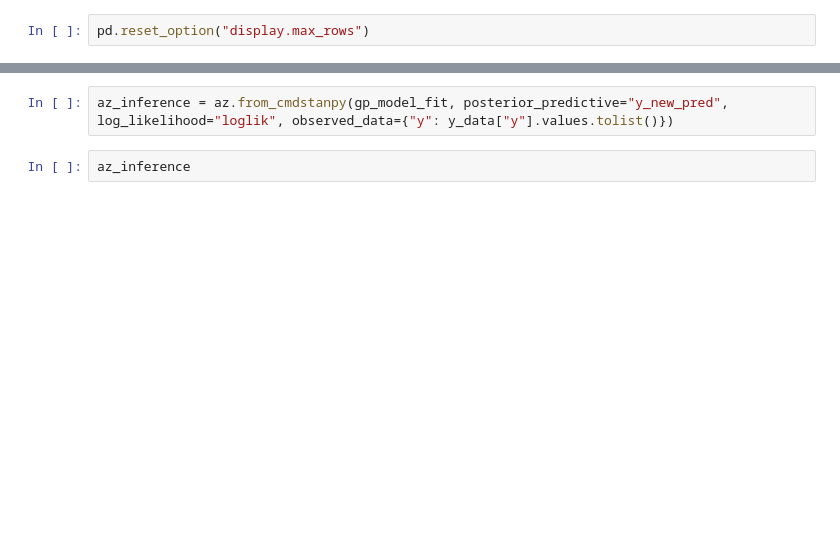
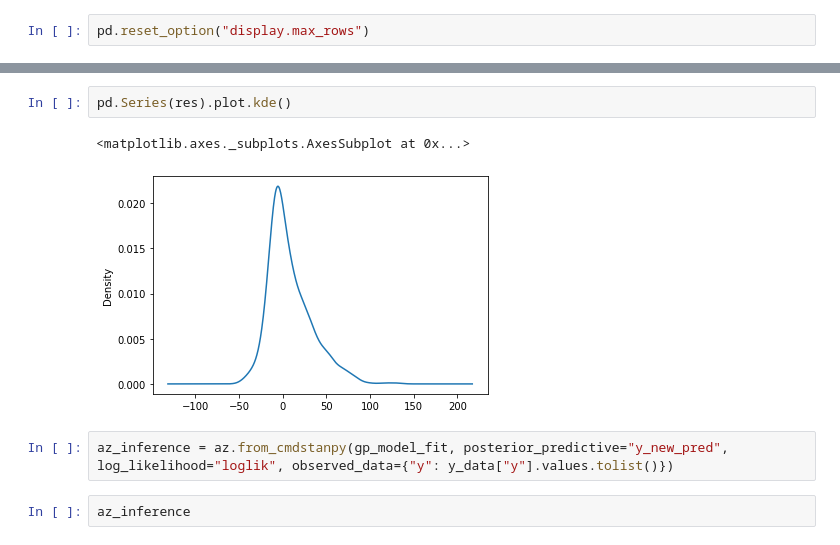
Before and after one commit to hyunjimoon/defense-reliability, a Jupyter notebook: gaussianprocess/hier_gp.ipynb, the cells around one changed output, grey strips where cells are left out. Drawn from its saved outputs; the diff is of its cells as text; blank space fills up the shorter version.

```diff
--- a/gaussianprocess/hier_gp.ipynb
+++ b/gaussianprocess/hier_gp.ipynb
@@ -88,3 +159,8 @@ ValueError: unknown parameter: y_new_pred
+# %%
+pd.Series(res).plot.kde()
+# %% [output]
+<matplotlib.axes._subplots.AxesSubplot at 0x...>
+[figure, added]
 # %%
 az_inference = az.from_cmdstanpy(gp_model_fit, posterior_predictive="y_new_pred", log_likelihood="loglik", observed_data={"y": y_data["y"].values.tolist()})
 # %%
```
Also changed, not shown: parts of 15 cells of this notebook, 5 other files.
